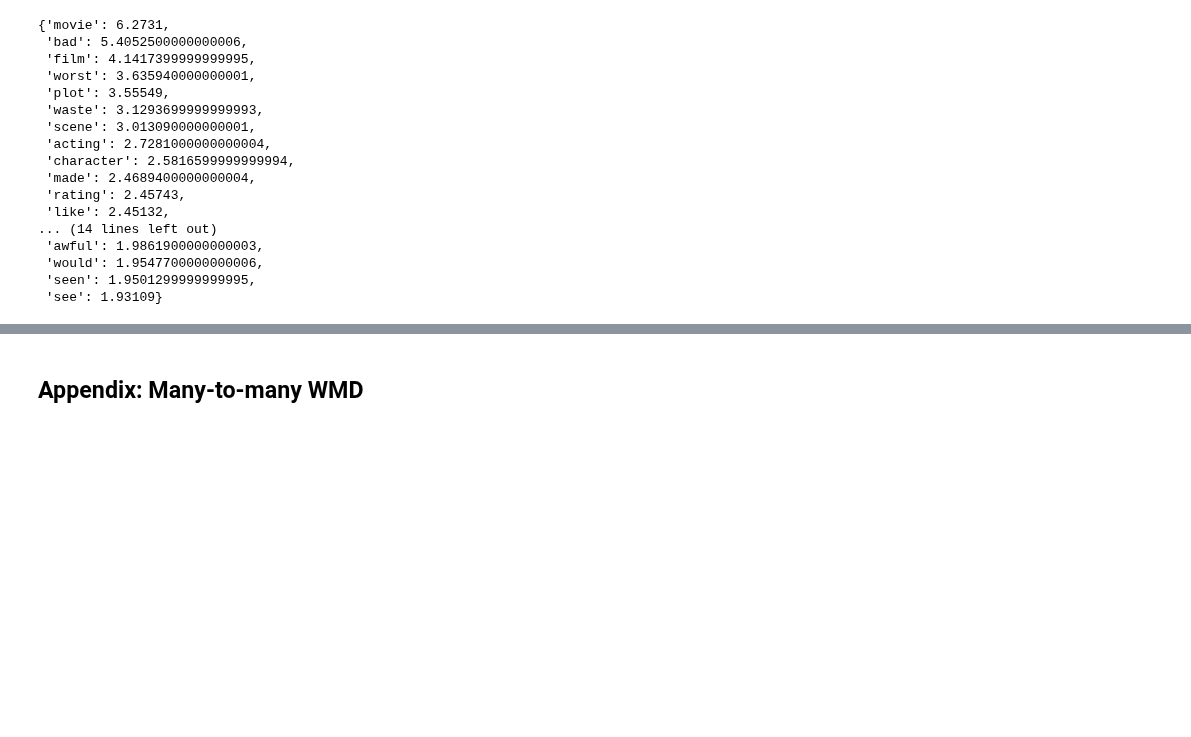
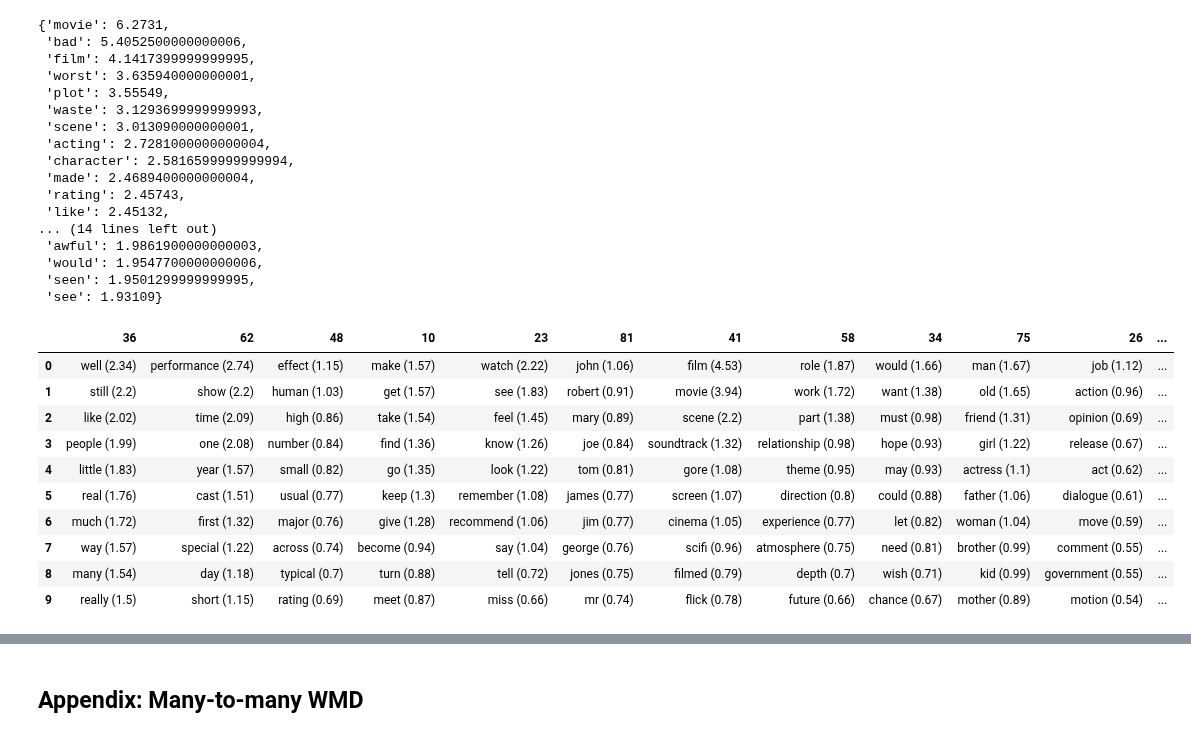
Before and after one commit to maybemkl/wmdecompose, a Jupyter notebook: notebooks/IMDB_example.ipynb, the cells around one changed output, grey strips where cells are left out. Drawn from its saved outputs; the diff is of its cells as text; code cells hidden in the pictures; blank space fills up the shorter version.

Commit message:
interpretative clustering v0.1 ready

```diff
--- a/notebooks/IMDB_example.ipynb
+++ b/notebooks/IMDB_example.ipynb
@@ -553,3 +528,37 @@ Next, let's see what added most distance when moving from the negative to the po
  'would': 1.9547700000000006,
  'seen': 1.9501299999999995,
  'see': 1.93109}
+# %%
+n_clusters = 20
+n_words = 10
+
+def output_clusters(wc, cc, c2w, n_clusters, n_words):
+    top_clusters = [k for k, v in sorted(cc, key=lambda item: item[1], reverse=True)[:n_clusters]]
+    word_rankings = {k: v for k, v in sorted(wc, key=lambda item: item[1], reverse=True)}
+    keywords = []
+    for c in top_clusters:
+        cluster_words = {w: word_rankings[w] for w in c2w[c] if w in word_rankings.keys()}
+        top_c_words = [f"{k} ({round(v, 2)})" for k, v in sorted(cluster_words.items(),
+                                               key=lambda item: item[1],
+                                               reverse=True)[:n_words]]
+        keywords.append(top_c_words)
+    keywords_df = pd.DataFrame(keywords).transpose()
+    keywords_df.columns = top_clusters
+    return keywords_df
+
+c1 = output_clusters(wmd_pairs_flow.wc_X1.items(), wmd_pairs_flow.cc_X1.items(), cluster2words, n_clusters, n_words)
+c2 = output_clusters(wmd_pairs_flow.wc_X2.items(), wmd_pairs_flow.cc_X2.items(), cluster2words, n_clusters, n_words)
+# %%
+c1
+# %% [output]
+|  | 36 | 62 | 48 | 10 | 23 | 81 | 41 | 58 | 34 | 75 | 26 | ... |
+| 0 | well (2.34) | performance (2.74) | effect (1.15) | make (1.57) | watch (2.22) | john (1.06) | film (4.53) | role (1.87) | would (1.66) | man (1.67) | job (1.12) | ... |
+| 1 | still (2.2) | show (2.2) | human (1.03) | get (1.57) | see (1.83) | robert (0.91) | movie (3.94) | work (1.72) | want (1.38) | old (1.65) | action (0.96) | ... |
+| 2 | like (2.02) | time (2.09) | high (0.86) | take (1.54) | feel (1.45) | mary (0.89) | scene (2.2) | part (1.38) | must (0.98) | friend (1.31) | opinion (0.69) | ... |
+| 3 | people (1.99) | one (2.08) | number (0.84) | find (1.36) | know (1.26) | joe (0.84) | soundtrack (1.32) | relationship (0.98) | hope (0.93) | girl (1.22) | release (0.67) | ... |
+| 4 | little (1.83) | year (1.57) | small (0.82) | go (1.35) | look (1.22) | tom (0.81) | gore (1.08) | theme (0.95) | may (0.93) | actress (1.1) | act (0.62) | ... |
+| 5 | real (1.76) | cast (1.51) | usual (0.77) | keep (1.3) | remember (1.08) | james (0.77) | screen (1.07) | direction (0.8) | could (0.88) | father (1.06) | dialogue (0.61) | ... |
+| 6 | much (1.72) | first (1.32) | major (0.76) | give (1.28) | recommend (1.06) | jim (0.77) | cinema (1.05) | experience (0.77) | let (0.82) | woman (1.04) | move (0.59) | ... |
+| 7 | way (1.57) | special (1.22) | across (0.74) | become (0.94) | say (1.04) | george (0.76) | scifi (0.96) | atmosphere (0.75) | need (0.81) | brother (0.99) | comment (0.55) | ... |
+| 8 | many (1.54) | day (1.18) | typical (0.7) | turn (0.88) | tell (0.72) | jones (0.75) | filmed (0.79) | depth (0.7) | wish (0.71) | kid (0.99) | government (0.55) | ... |
+| 9 | really (1.5) | short (1.15) | rating (0.69) | meet (0.87) | miss (0.66) | mr (0.74) | flick (0.78) | future (0.66) | chance (0.67) | mother (0.89) | motion (0.54) | ... |
```
Also changed, not shown: parts of 4 cells of this notebook.
